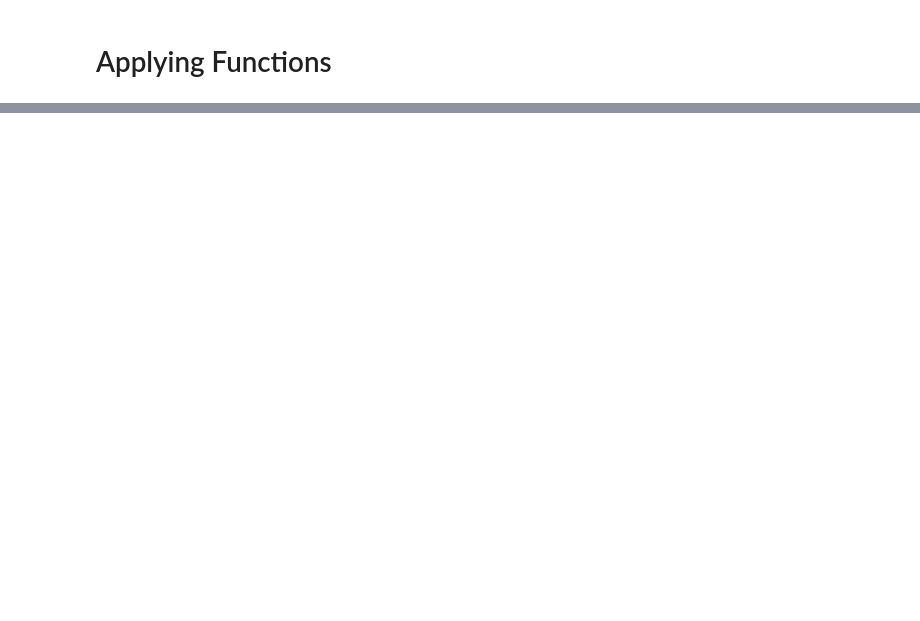
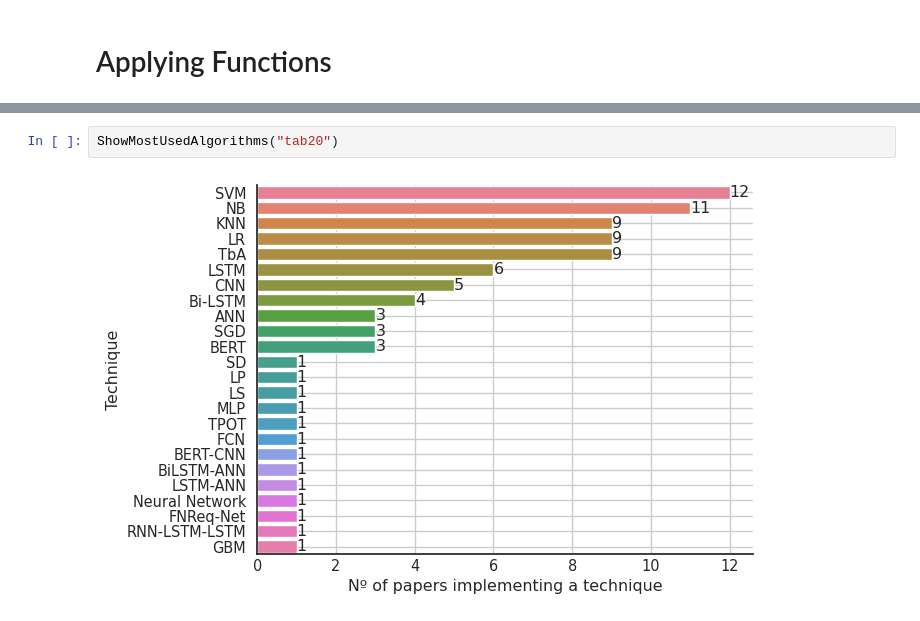
Before and after one commit to aisepucrio/slr-supplementary-material, a Jupyter notebook: SLR_DATAVIZ.ipynb, the cells around one changed output, grey strips where cells are left out. Saved outputs shown, nothing was run; the diff lists cells and outputs as text; blank space fills up the shorter version.

```diff
--- a/SLR_DATAVIZ.ipynb
+++ b/SLR_DATAVIZ.ipynb
@@ -140,0 +151,4 @@ showMostUsedAlgorithms()
+# %%
+ShowMostUsedAlgorithms("tab20")
+# %% [output]
+[figure, added]
```
Also changed, not shown: parts of 9 cells of this notebook, 1 other file.
